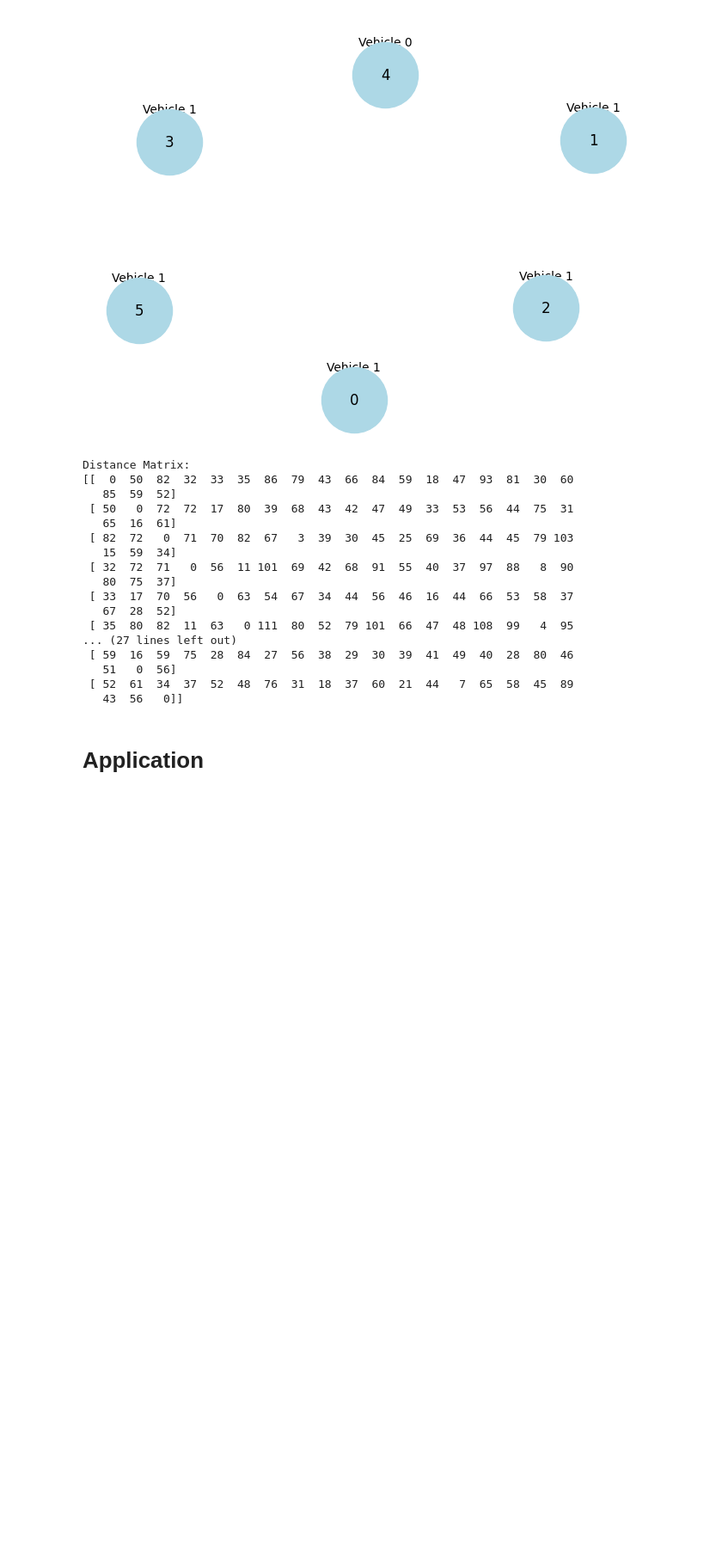
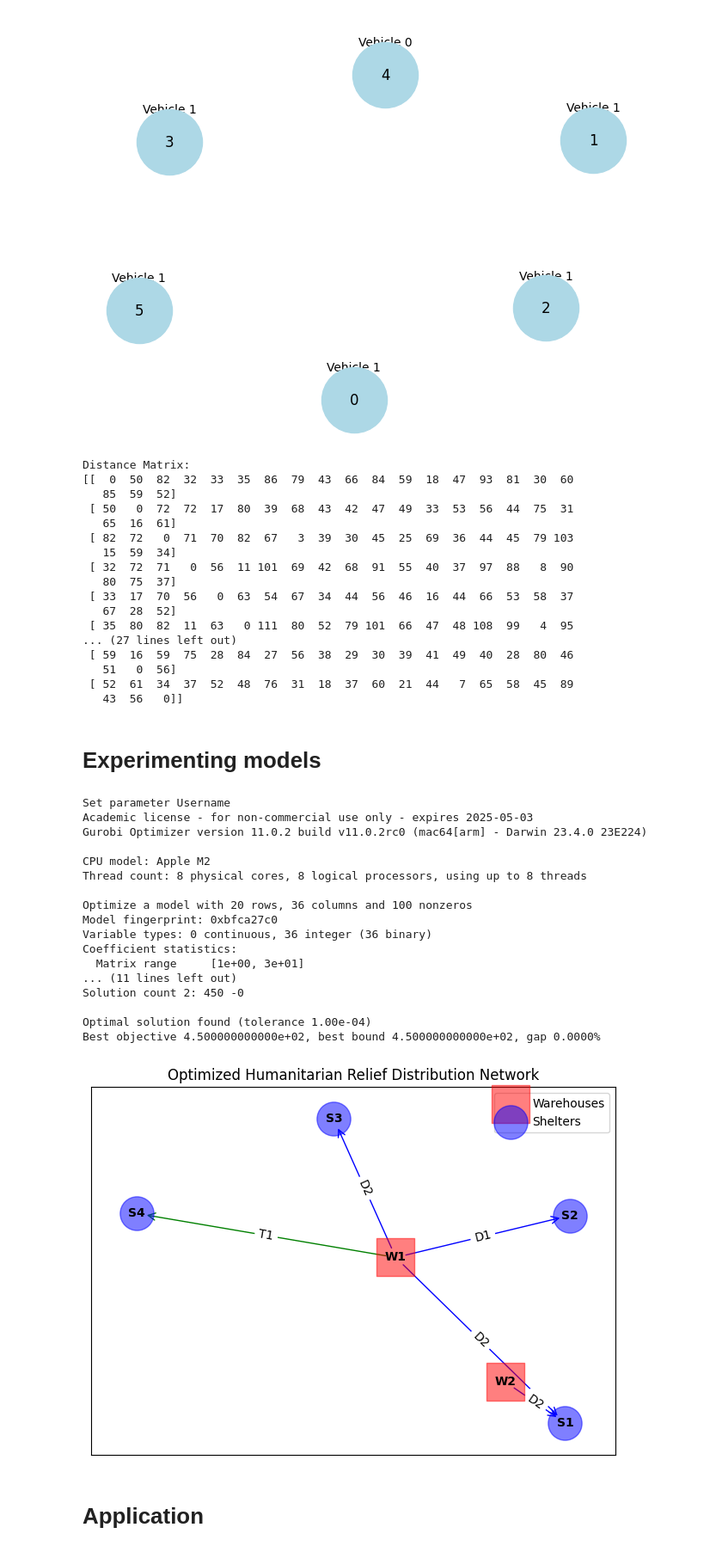
Before and after one commit to tanmoyie/Optimizing-flood-reponse-in-Bangladesh, a Jupyter notebook: 2.0-optimizing-emergency-response.ipynb, the cells around one changed output. Shown at 86% size. Cells and saved outputs as stored; diff of their text form; code cells hidden in the pictures; blank space fills up the shorter version.

```diff
--- a/2.0-optimizing-emergency-response.ipynb
+++ b/2.0-optimizing-emergency-response.ipynb
@@ -69,5 +69,54 @@ Distance Matrix:
    51   0  56]
  [ 52  61  34  37  52  48  76  31  18  37  60  21  44   7  65  58  45  89
    43  56   0]]
+# %% [markdown]
+# Experimenting models
+# %%
+from optimization_model.vrp_humanitarian import HumanitarianReliefVRP, ReliefNetwork
+# Define your data
+warehouses = ['W1', 'W2']
+shelters = ['S1', 'S2', 'S3', 'S4']
+drones = ['D1', 'D2']
+trucks = ['T1', 'T2']
+vehicles = drones + trucks
+
+distances = {('W1', 'S1'): 10, ('W1', 'S2'): 20, ('W1', 'S3'): 15, ('W1', 'S4'): 30,
+             ('W2', 'S1'): 25, ('W2', 'S2'): 30, ('W2', 'S3'): 20, ('W2', 'S4'): 10}
+demands = {'S1': 5, 'S2': 7, 'S3': 3, 'S4': 4}
+capacities = {'D1': 10, 'D2': 10, 'T1': 20, 'T2': 20}
+ranges = {'D1': 25, 'D2': 25, 'T1': 50, 'T2': 50}
+population = {'S1': 100, 'S2': 150, 'S3': 80, 'S4': 120}
+
+# Instantiate and solve the optimization model
+vrp_model = HumanitarianReliefVRP(warehouses, shelters, vehicles, distances, demands, capacities, ranges, population)
+vrp_model.build_model()
+vrp_model.solve()
+
+# Get the optimized routes
+routes = vrp_model.get_routes()
+
+# Instantiate and plot the network
+relief_network = ReliefNetwork()
+relief_network.add_routes(routes)
+relief_network.plot_network()
+# %% [output]
+Set parameter Username
+Academic license - for non-commercial use only - expires 2025-05-03
+Gurobi Optimizer version 11.0.2 build v11.0.2rc0 (mac64[arm] - Darwin 23.4.0 23E224)
+
+CPU model: Apple M2
+Thread count: 8 physical cores, 8 logical processors, using up to 8 threads
+
+Optimize a model with 20 rows, 36 columns and 100 nonzeros
+Model fingerprint: 0xbfca27c0
+Variable types: 0 continuous, 36 integer (36 binary)
+Coefficient statistics:
+  Matrix range     [1e+00, 3e+01]
+... (11 lines left out)
+Solution count 2: 450 -0
+
+Optimal solution found (tolerance 1.00e-04)
+Best objective 4.500000000000e+02, best bound 4.500000000000e+02, gap 0.0000%
+[figure, added]
 # %% [markdown]
 # Application
```
Also changed, not shown: 4 other files.
